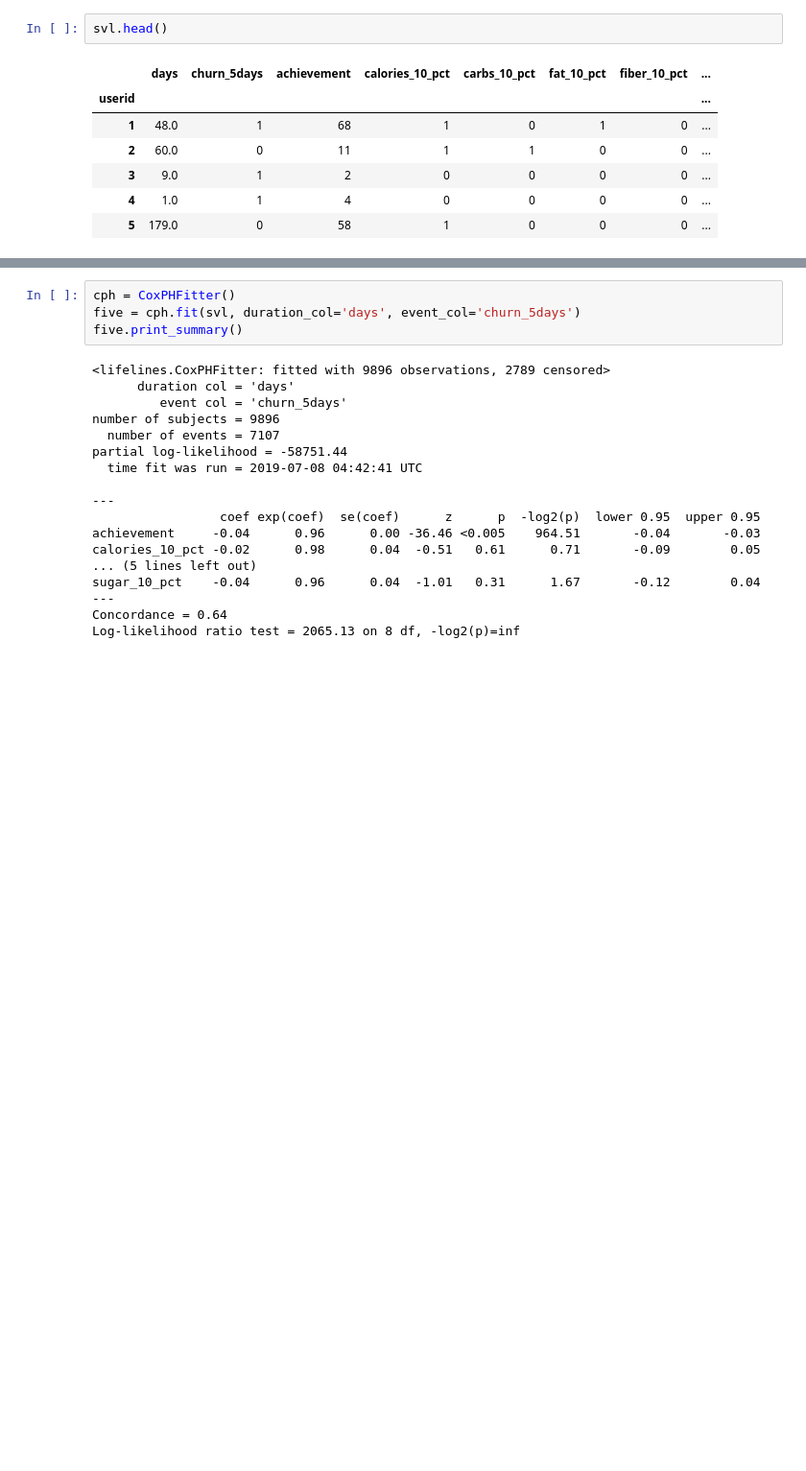
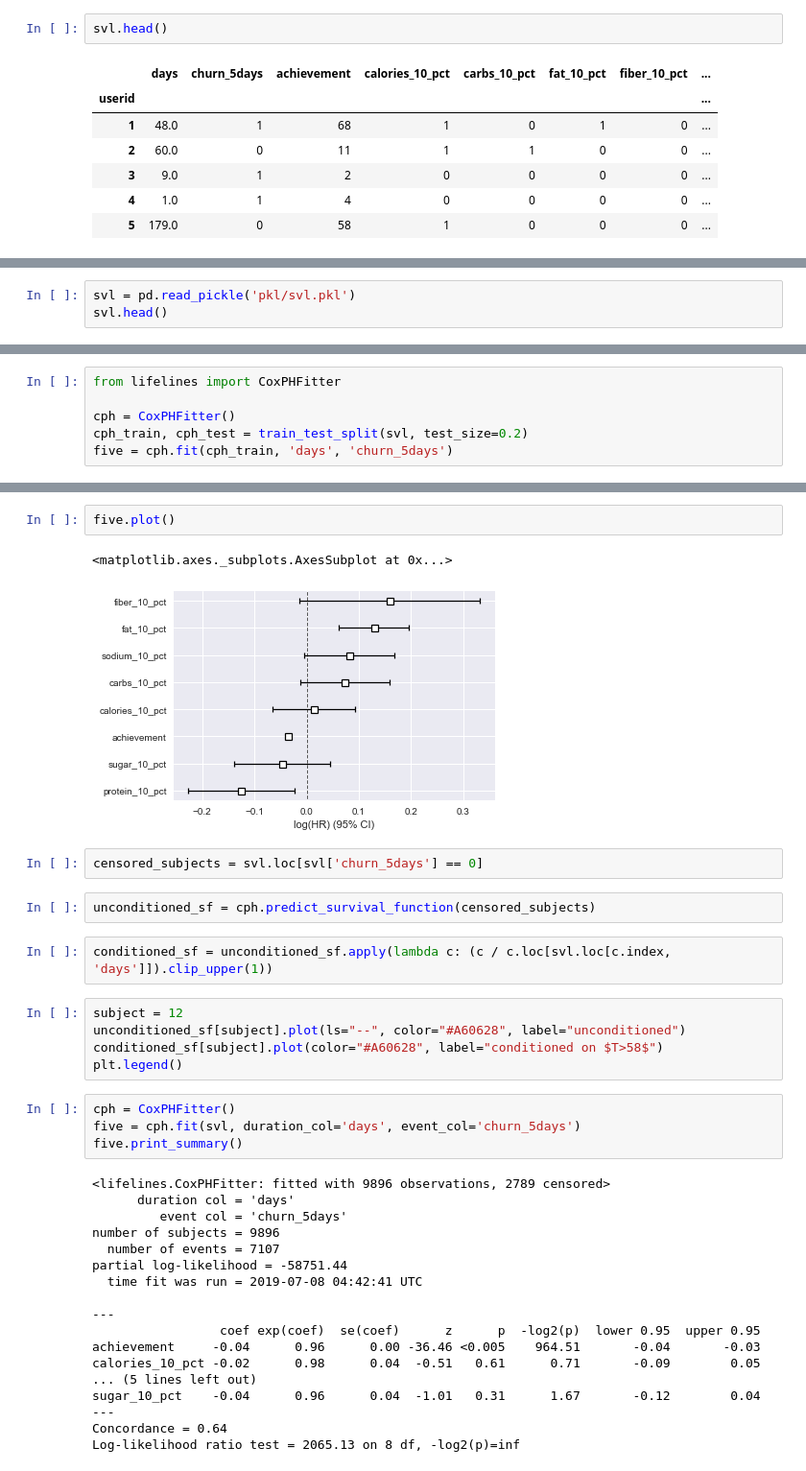
Before and after one commit to rokaandy/mfp-nutrition-survival-analysis, a Jupyter notebook: nutrition.ipynb, the cells around one changed output, grey strips where cells are left out. Shown at 96% size. Saved outputs shown, nothing was run; the diff lists cells and outputs as text; blank space fills up the shorter version.

Commit message:
modify markdown for survival model, add train test split for cox model

```diff
--- a/nutrition.ipynb
+++ b/nutrition.ipynb
@@ -303,0 +304,3 @@ svl.head()
+# %%
+svl = pd.read_pickle('pkl/svl.pkl')
+svl.head()
@@ -303,0 +322,6 @@ svl.head()
+# %%
+from lifelines import CoxPHFitter
+
+cph = CoxPHFitter()
+cph_train, cph_test = train_test_split(svl, test_size=0.2)
+five = cph.fit(cph_train, 'days', 'churn_5days')
@@ -304,3 +348,19 @@ svl.head()
+# %%
+five.plot()
+# %% [output]
+<matplotlib.axes._subplots.AxesSubplot at 0x...>
+[figure, added]
+# %%
+censored_subjects = svl.loc[svl['churn_5days'] == 0]
+# %%
+unconditioned_sf = cph.predict_survival_function(censored_subjects)
+# %%
+conditioned_sf = unconditioned_sf.apply(lambda c: (c / c.loc[svl.loc[c.index, 'days']]).clip_upper(1))
+# %%
+subject = 12
+unconditioned_sf[subject].plot(ls="--", color="#A60628", label="unconditioned")
+conditioned_sf[subject].plot(color="#A60628", label="conditioned on $T>58$")
+plt.legend()
 # %%
 cph = CoxPHFitter()
 five = cph.fit(svl, duration_col='days', event_col='churn_5days')
```
Also changed, not shown: parts of 8 cells of this notebook.
